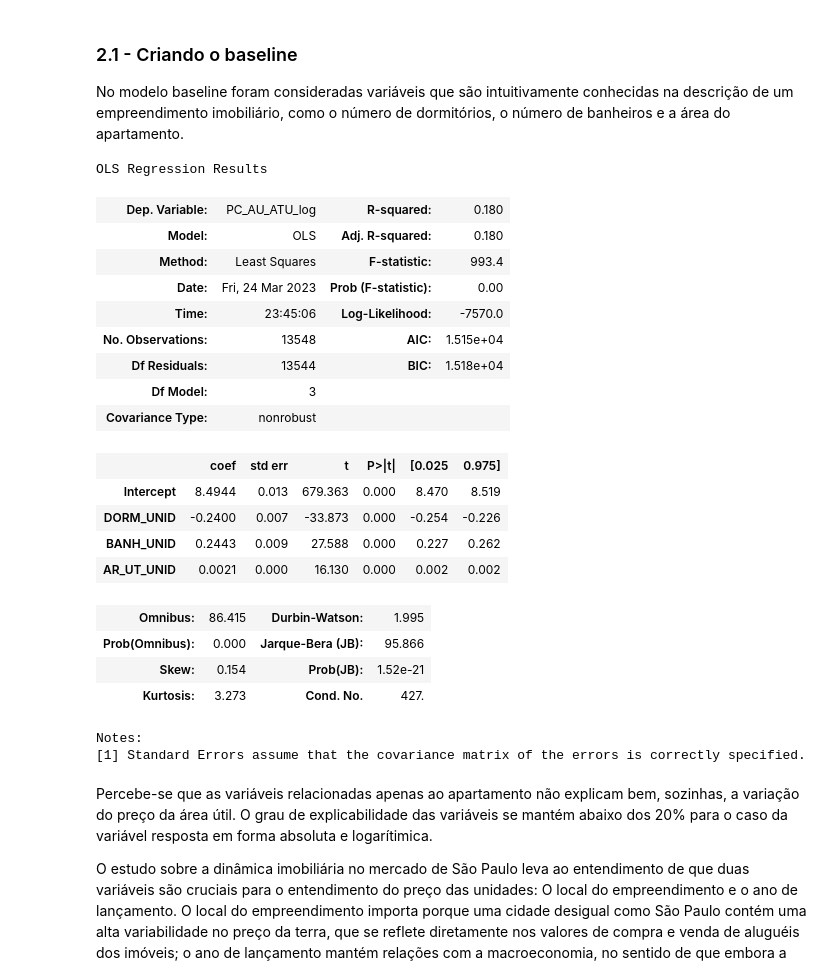
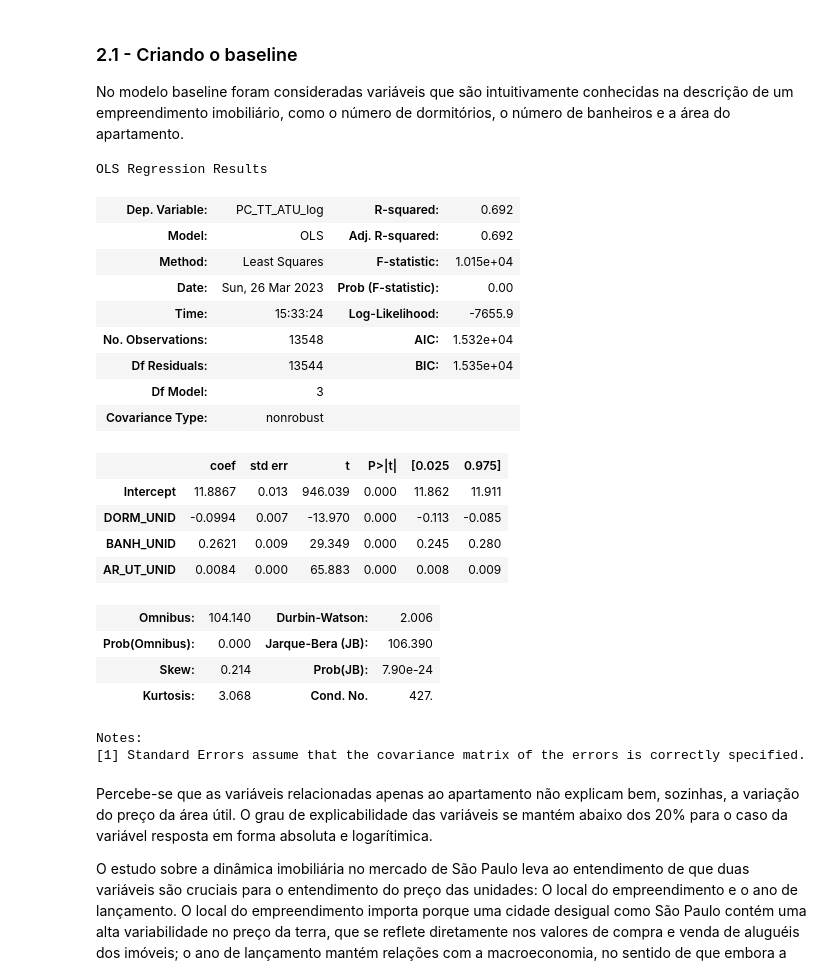
Before and after one commit to LissesCastro/Tera-Mercado-Imobiliario-SP, a Jupyter notebook: modelo_preditivo.ipynb, the cells around one changed output. Drawn from its saved outputs; the diff is of its cells as text; code cells hidden in the pictures.

```diff
--- a/modelo_preditivo.ipynb
+++ b/modelo_preditivo.ipynb
@@ -69,11 +74,13 @@ df = pd.read_csv('Base_EMBRAESP_trabalhada.csv')
 #Valores na base não traria uma leitura muito interpretativa
 
 #Base que será utilizada para o split
-df_rf = df.drop(['Unnamed: 0.1', 'Unnamed: 0','MES_LAN', 'DATA_ENT',
-       'RENRESP00', 'ID', 'PC_TT_UN', 'PC_M2_AU', 'PC_M2_AT', 'PC_AT_ATU',
-       'VLR_US__CO', 'PC_TT_UN_U', 'PC_M2_AU_U', 'PC_M2_AT_U', 'PC_M2_AT_log', 'VLR_US__CO_log', 'PCMEDAU10_log', 'PC_M2_AU_log', 'DATA_ENT','PERC_PPI', 'PERC_4_MAIS_MORADORES',
+df_rf = df.drop(['Unnamed: 0.1', 'Unnamed: 0',
+       'RENRESP00', 'ID', 'PC_TT_UN', 'PC_M2_AU', 'PC_M2_AT', 'PC_AT_ATU','ANO_LAN', 'MES_LAN',
+       'VLR_US__CO', 'PC_TT_UN_U', 'PC_M2_AU_U', 'PC_M2_AT_U', 'PC_M2_AT_log', 'VLR_US__CO_log', 'PCMEDAU10_log', 'PC_M2_AU_log',
+       'DATA_ENT','PERC_PPI', 'PERC_4_MAIS_MORADORES',
        'Brancos', 'Pretos', 'Amarelos', 'Pardos', 'Índigenas', 'Domicilios no setor censitário', 'Domicilios alugados',
-       'Domicilios unipessoais', 'Domicilios 2 ou 3 moradores','Domicilios 4 ou mais moradores', 'Residentes no setor censitário', 'SC_2010', 'AP2010'
+       'Domicilios unipessoais', 'Domicilios 2 ou 3 moradores','Domicilios 4 ou mais moradores', 'Residentes no setor censitário', 'SC_2010', 'AP2010', 'BANH_DORM', 'Domicílios_Setor',
+       'UNIDAND', 'DORM_EMP',  'BLOCOS', 'Média_Moradores_por_domicilio_setor', 'REGIAO',
        ], axis=1)
 
 df['AR_UT_UNID_log'] = np.log(df['AR_UT_UNID'])
@@ -86,7 +93,7 @@ df_rf['RENRESP10_log'] = np.log(df['RENRESP10'])
 # %%
 #Indicação das targets de cada modelo
 target_au = 'PC_AU_ATU' #Target: Preço da área útil
-target_tt = 'PC_TT_ATU' #Target: Preço total da unidade
+target_tt = 'PC_TT_ATU_log' #Target: Preço total da unidade
 
 #As variáveis numéricas e categóricas que acabam sendo utilizadas posteriormente nos modelos de regressão linear
 numericas = ['ANO_LAN', 'DORM_UNID', 'BANH_DORM', 'AR_UT_UNID']
@@ -127,30 +134,30 @@ No modelo baseline foram consideradas variáveis que são intuitivamente conheci
 # %%
 #Criando os modelos baseline do preço da área útil e da área total. A ideia é que os modelos posteriores consigam um R² maior e AIC/BIC menores
 au_baseline = sm.ols(formula='PC_AU_ATU_log ~ DORM_UNID + BANH_UNID + AR_UT_UNID', data=df.iloc[X_train.index,:]).fit()
 tt_baseline = sm.ols(formula='PC_TT_ATU_log ~ DORM_UNID + BANH_UNID + AR_UT_UNID', data=df.iloc[X_train.index,:]).fit()
 
-au_baseline.summary()
+tt_baseline.summary()
 #tt_baseline.summary()
 # %% [output]
 OLS Regression Results
-| Dep. Variable: | PC_AU_ATU_log | R-squared: | 0.180 |
-| Model: | OLS | Adj. R-squared: | 0.180 |
-| Method: | Least Squares | F-statistic: | 993.4 |
-| Date: | Fri, 24 Mar 2023 | Prob (F-statistic): | 0.00 |
-| Time: | 23:45:06 | Log-Likelihood: | -7570.0 |
-| No. Observations: | 13548 | AIC: | 1.515e+04 |
-| Df Residuals: | 13544 | BIC: | 1.518e+04 |
+| Dep. Variable: | PC_TT_ATU_log | R-squared: | 0.692 |
+| Model: | OLS | Adj. R-squared: | 0.692 |
+| Method: | Least Squares | F-statistic: | 1.015e+04 |
+| Date: | Sun, 26 Mar 2023 | Prob (F-statistic): | 0.00 |
+| Time: | 15:33:24 | Log-Likelihood: | -7655.9 |
+| No. Observations: | 13548 | AIC: | 1.532e+04 |
+| Df Residuals: | 13544 | BIC: | 1.535e+04 |
 | Df Model: | 3 |  |  |
 | Covariance Type: | nonrobust |  |  |
 |  | coef | std err | t | P>|t| | [0.025 | 0.975] |
-| Intercept | 8.4944 | 0.013 | 679.363 | 0.000 | 8.470 | 8.519 |
-| DORM_UNID | -0.2400 | 0.007 | -33.873 | 0.000 | -0.254 | -0.226 |
-| BANH_UNID | 0.2443 | 0.009 | 27.588 | 0.000 | 0.227 | 0.262 |
-| AR_UT_UNID | 0.0021 | 0.000 | 16.130 | 0.000 | 0.002 | 0.002 |
+| Intercept | 11.8867 | 0.013 | 946.039 | 0.000 | 11.862 | 11.911 |
+| DORM_UNID | -0.0994 | 0.007 | -13.970 | 0.000 | -0.113 | -0.085 |
+| BANH_UNID | 0.2621 | 0.009 | 29.349 | 0.000 | 0.245 | 0.280 |
+| AR_UT_UNID | 0.0084 | 0.000 | 65.883 | 0.000 | 0.008 | 0.009 |
-| Omnibus: | 86.415 | Durbin-Watson: | 1.995 |
-| Prob(Omnibus): | 0.000 | Jarque-Bera (JB): | 95.866 |
-| Skew: | 0.154 | Prob(JB): | 1.52e-21 |
-| Kurtosis: | 3.273 | Cond. No. | 427. |
+| Omnibus: | 104.140 | Durbin-Watson: | 2.006 |
+| Prob(Omnibus): | 0.000 | Jarque-Bera (JB): | 106.390 |
+| Skew: | 0.214 | Prob(JB): | 7.90e-24 |
+| Kurtosis: | 3.068 | Cond. No. | 427. |
 Notes:
 [1] Standard Errors assume that the covariance matrix of the errors is correctly specified.
 # %% [markdown]
```
Also changed, not shown: parts of 23 cells of this notebook.
